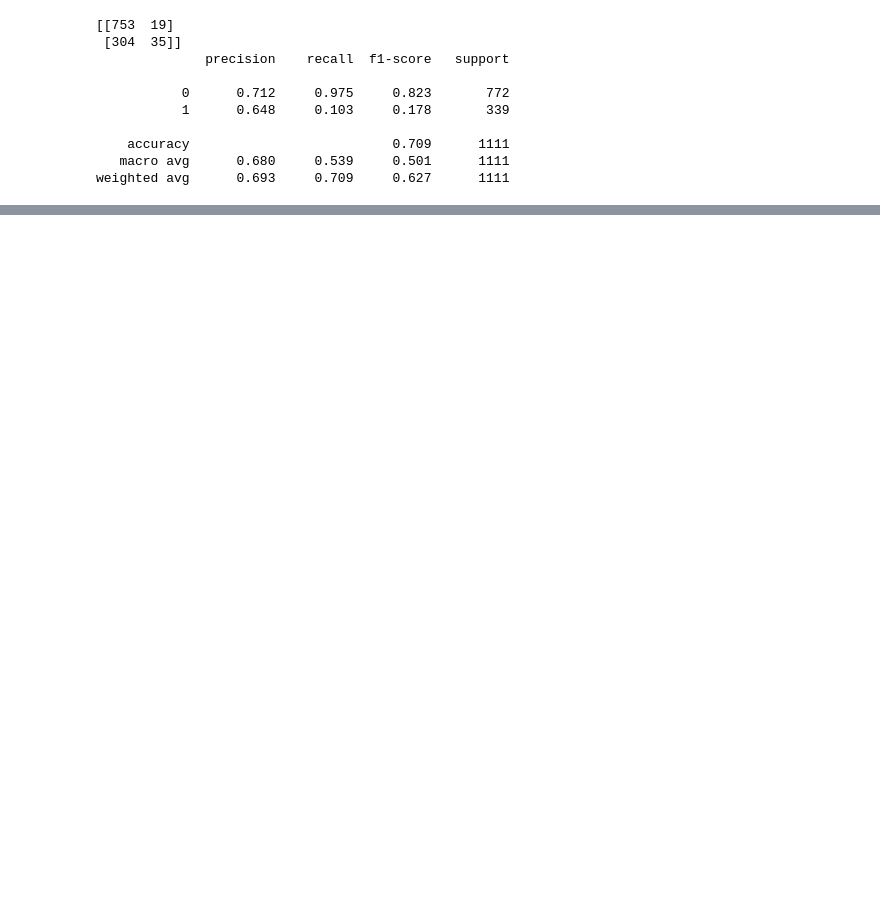
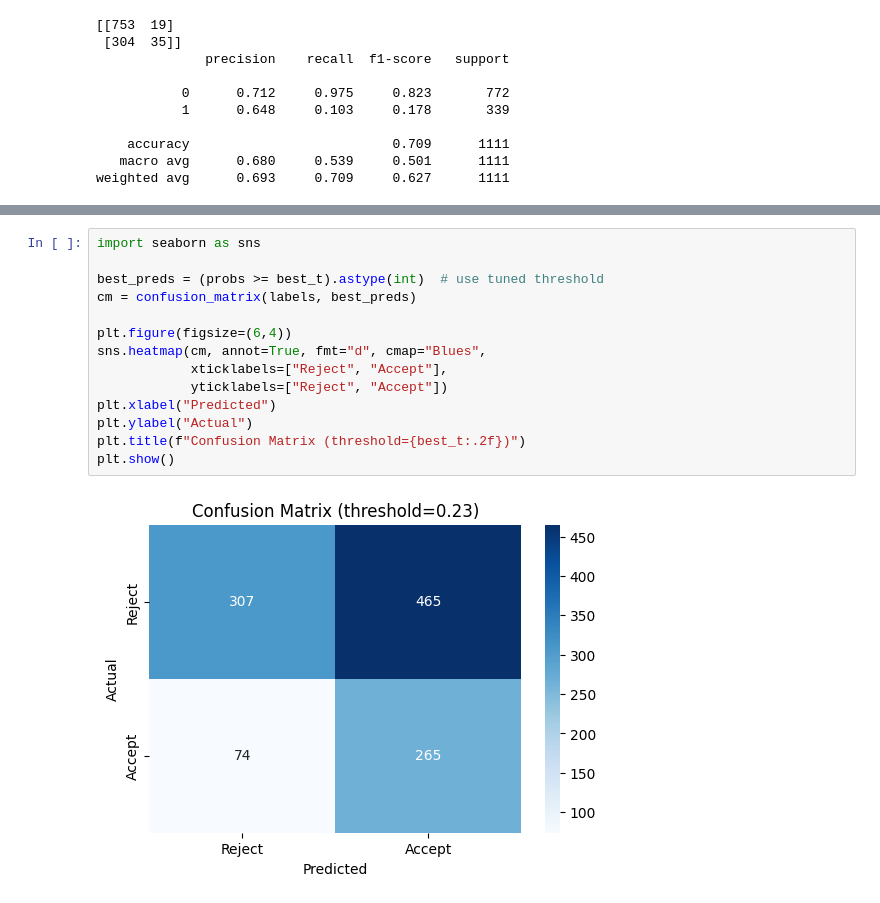
Before and after one commit to samallari/llm-aspr, a Jupyter notebook: notebooks/baseline_bert_classifier.ipynb, the cells around one changed output, grey strips where cells are left out. Saved outputs shown, nothing was run; the diff lists cells and outputs as text; blank space fills up the shorter version.

```diff
--- a/notebooks/baseline_bert_classifier.ipynb
+++ b/notebooks/baseline_bert_classifier.ipynb
@@ -247,0 +272,16 @@ It may initially look good that the reject rate is accurate, but the accept rate
+# %%
+import seaborn as sns
+
+best_preds = (probs >= best_t).astype(int)  # use tuned threshold
+cm = confusion_matrix(labels, best_preds)
+
+plt.figure(figsize=(6,4))
+sns.heatmap(cm, annot=True, fmt="d", cmap="Blues",
+            xticklabels=["Reject", "Accept"],
+            yticklabels=["Reject", "Accept"])
+plt.xlabel("Predicted")
+plt.ylabel("Actual")
+plt.title(f"Confusion Matrix (threshold={best_t:.2f})")
+plt.show()
+# %% [output]
+[figure, added]
```
Also changed, not shown: parts of 3 cells of this notebook.
